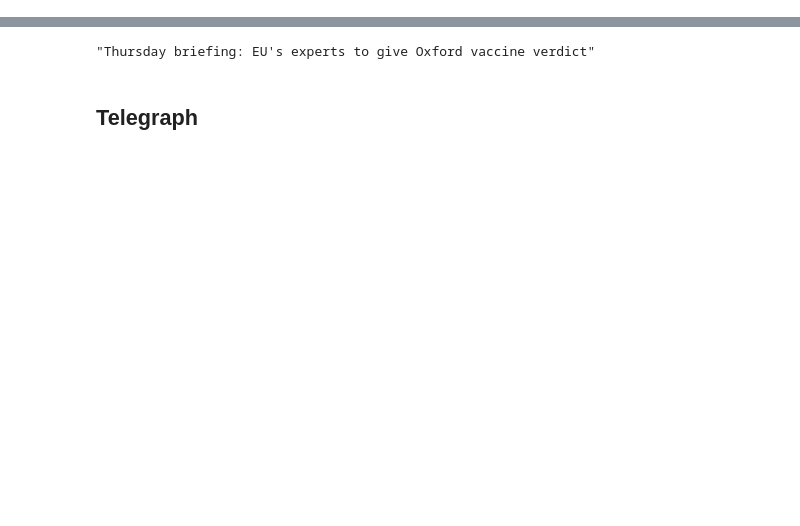
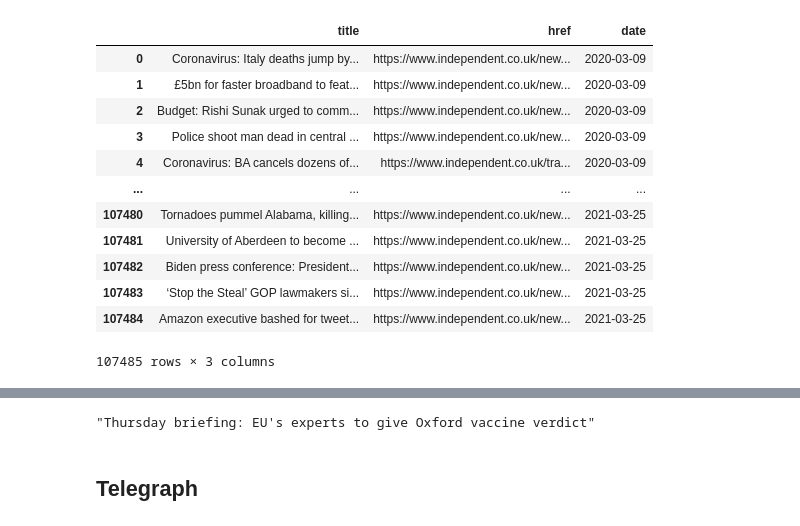
Before and after one commit to jw15667/vaccine_sentiment, a Jupyter notebook: english/text_transformation.ipynb, the cells around one changed output, grey strips where cells are left out. Drawn from its saved outputs; the diff is of its cells as text; code cells hidden in the pictures; blank space fills up the shorter version.

```diff
--- a/english/text_transformation.ipynb
+++ b/english/text_transformation.ipynb
@@ -7,0 +60,16 @@ independent = pd.read_csv("C:/Users/jw156/Ironhack/vaccine/independent.csv", ind
+# %%
+independent
+# %% [output]
+|  | title | href | date |
+| 0 | Coronavirus: Italy deaths jump by... | https://www.independent.co.uk/new... | 2020-03-09 |
+| 1 | £5bn for faster broadband to feat... | https://www.independent.co.uk/new... | 2020-03-09 |
+| 2 | Budget: Rishi Sunak urged to comm... | https://www.independent.co.uk/new... | 2020-03-09 |
+| 3 | Police shoot man dead in central ... | https://www.independent.co.uk/new... | 2020-03-09 |
+| 4 | Coronavirus: BA cancels dozens of... | https://www.independent.co.uk/tra... | 2020-03-09 |
+| ... | ... | ... | ... |
+| 107480 | Tornadoes pummel Alabama, killing... | https://www.independent.co.uk/new... | 2021-03-25 |
+| 107481 | University of Aberdeen to become ... | https://www.independent.co.uk/new... | 2021-03-25 |
+| 107482 | Biden press conference: President... | https://www.independent.co.uk/new... | 2021-03-25 |
+| 107483 | ‘Stop the Steal’ GOP lawmakers si... | https://www.independent.co.uk/new... | 2021-03-25 |
+| 107484 | Amazon executive bashed for tweet... | https://www.independent.co.uk/new... | 2021-03-25 |
+107485 rows × 3 columns
```
Also changed, not shown: parts of 20 cells of this notebook, 1 other file.
